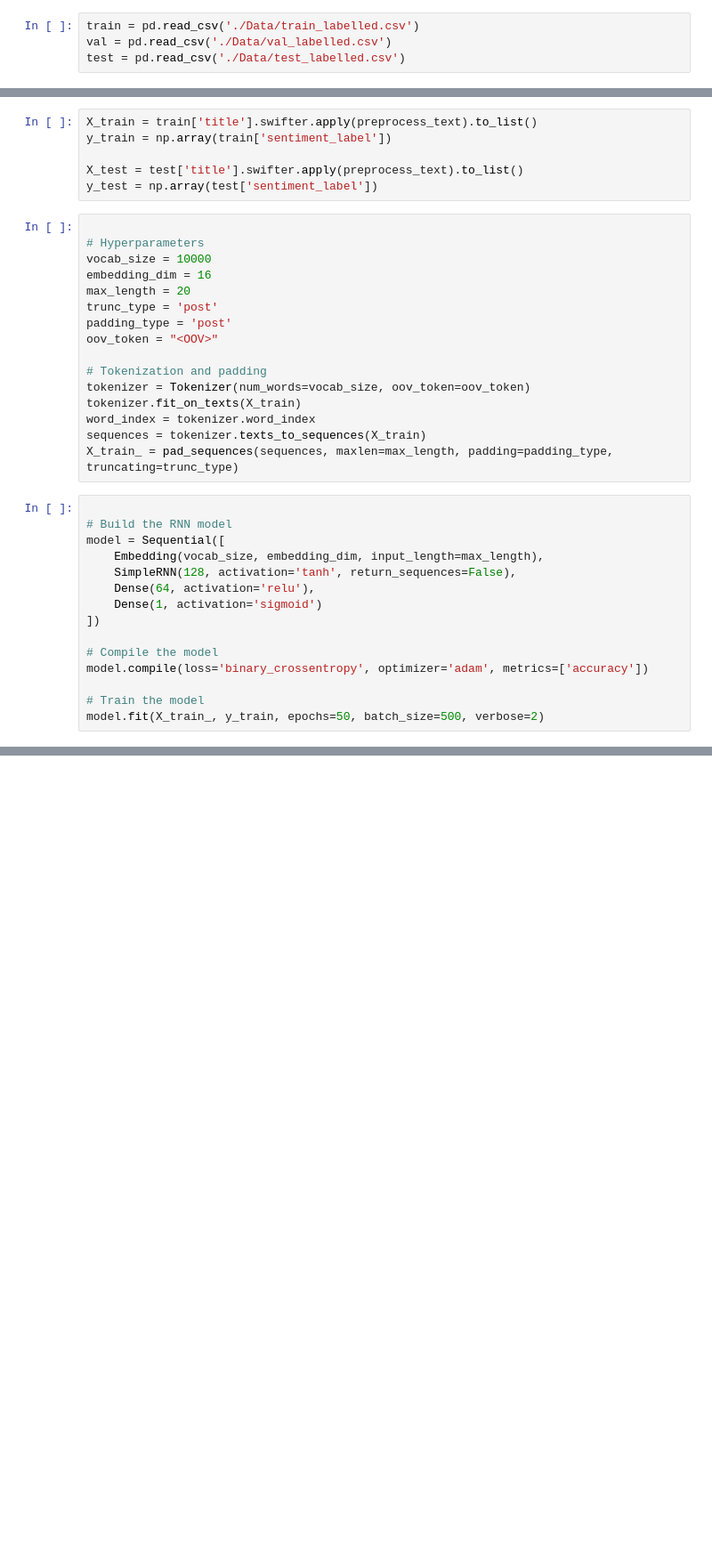
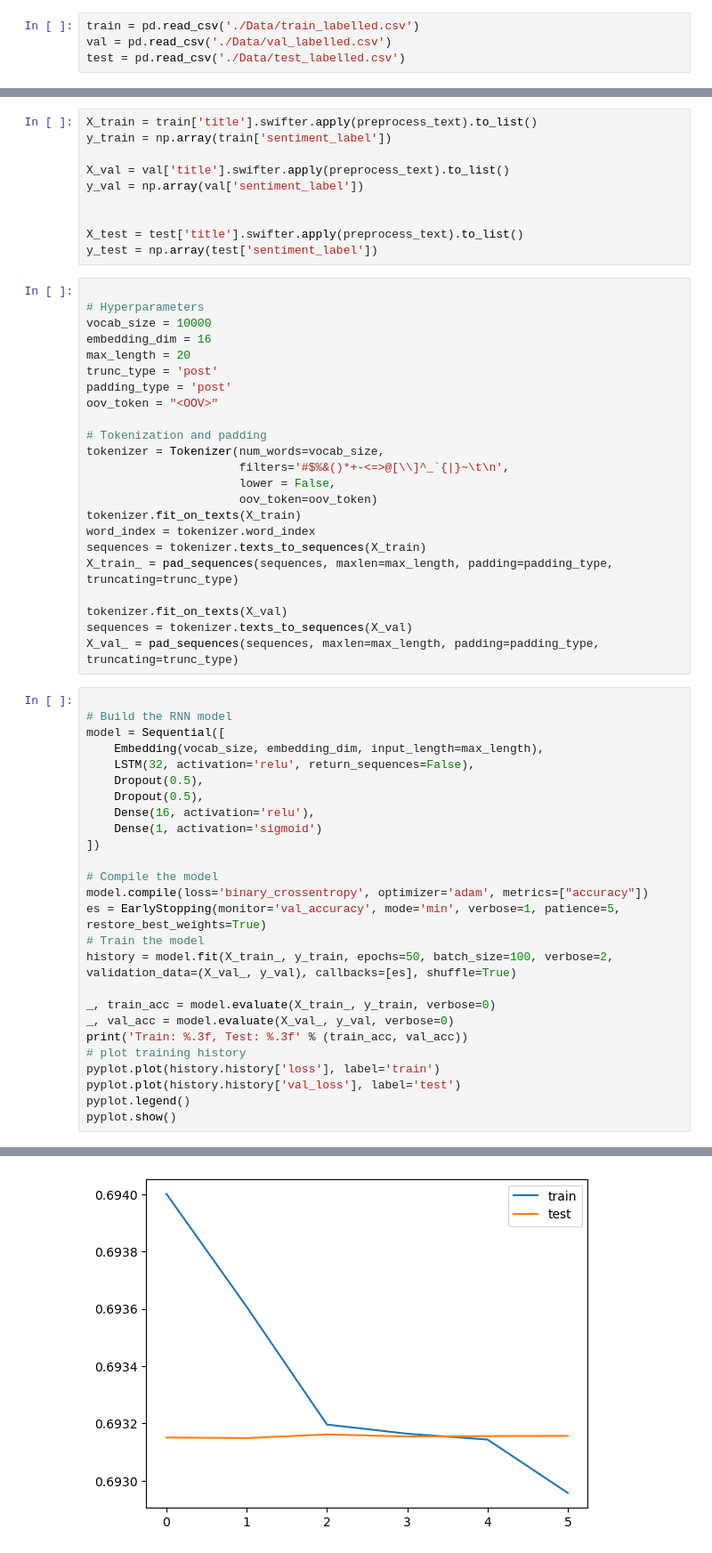
Before and after one commit to saltedpotato/QF634_Research_Methods, a Jupyter notebook: rnn.ipynb, the cells around one changed output, grey strips where cells are left out. Shown: that part at 89% size. Cells and saved outputs as stored; diff of their text form; blank space fills up the shorter version.

Commit message:
updated and ran models

```diff
--- a/rnn.ipynb
+++ b/rnn.ipynb
@@ -86,6 +132,10 @@ def preprocess_text(text):
 X_train = train['title'].swifter.apply(preprocess_text).to_list()
 y_train = np.array(train['sentiment_label'])
 
+X_val = val['title'].swifter.apply(preprocess_text).to_list()
+y_val = np.array(val['sentiment_label'])
+
+
 X_test = test['title'].swifter.apply(preprocess_text).to_list()
 y_test = np.array(test['sentiment_label'])
 # %%
@@ -99,25 +149,43 @@ padding_type = 'post'
 oov_token = "<OOV>"
 
 # Tokenization and padding
-tokenizer = Tokenizer(num_words=vocab_size, oov_token=oov_token)
+tokenizer = Tokenizer(num_words=vocab_size,
+                      filters='#$%&()*+-<=>@[\\]^_`{|}~\t\n',
+                      lower = False,
+                      oov_token=oov_token)
 tokenizer.fit_on_texts(X_train)
 word_index = tokenizer.word_index
 sequences = tokenizer.texts_to_sequences(X_train)
 X_train_ = pad_sequences(sequences, maxlen=max_length, padding=padding_type, truncating=trunc_type)
+
+tokenizer.fit_on_texts(X_val)
+sequences = tokenizer.texts_to_sequences(X_val)
+X_val_ = pad_sequences(sequences, maxlen=max_length, padding=padding_type, truncating=trunc_type)
 # %%
 
 # Build the RNN model
 model = Sequential([
     Embedding(vocab_size, embedding_dim, input_length=max_length),
-    SimpleRNN(128, activation='tanh', return_sequences=False),
-    Dense(64, activation='relu'),
+    LSTM(32, activation='relu', return_sequences=False),
+    Dropout(0.5),
+    Dropout(0.5),
+    Dense(16, activation='relu'),
     Dense(1, activation='sigmoid')
 ])
 
 # Compile the model
-model.compile(loss='binary_crossentropy', optimizer='adam', metrics=['accuracy'])
+model.compile(loss='binary_crossentropy', optimizer='adam', metrics=["accuracy"])
+es = EarlyStopping(monitor='val_accuracy', mode='min', verbose=1, patience=5, restore_best_weights=True)
+# Train the model
+history = model.fit(X_train_, y_train, epochs=50, batch_size=100, verbose=2, validation_data=(X_val_, y_val), callbacks=[es], shuffle=True)
 
-# Train the model
-model.fit(X_train_, y_train, epochs=50, batch_size=500, verbose=2)
+_, train_acc = model.evaluate(X_train_, y_train, verbose=0)
+_, val_acc = model.evaluate(X_val_, y_val, verbose=0)
+print('Train: %.3f, Test: %.3f' % (train_acc, val_acc))
+# plot training history
+pyplot.plot(history.history['loss'], label='train')
+pyplot.plot(history.history['val_loss'], label='test')
+pyplot.legend()
+pyplot.show()
 # %% [output]
 Epoch 1/50
@@ -140,0 +206 @@ Epoch 50/50
+[figure, added]
```
Also changed, not shown: parts of 9 cells of this notebook, 6 other files.
